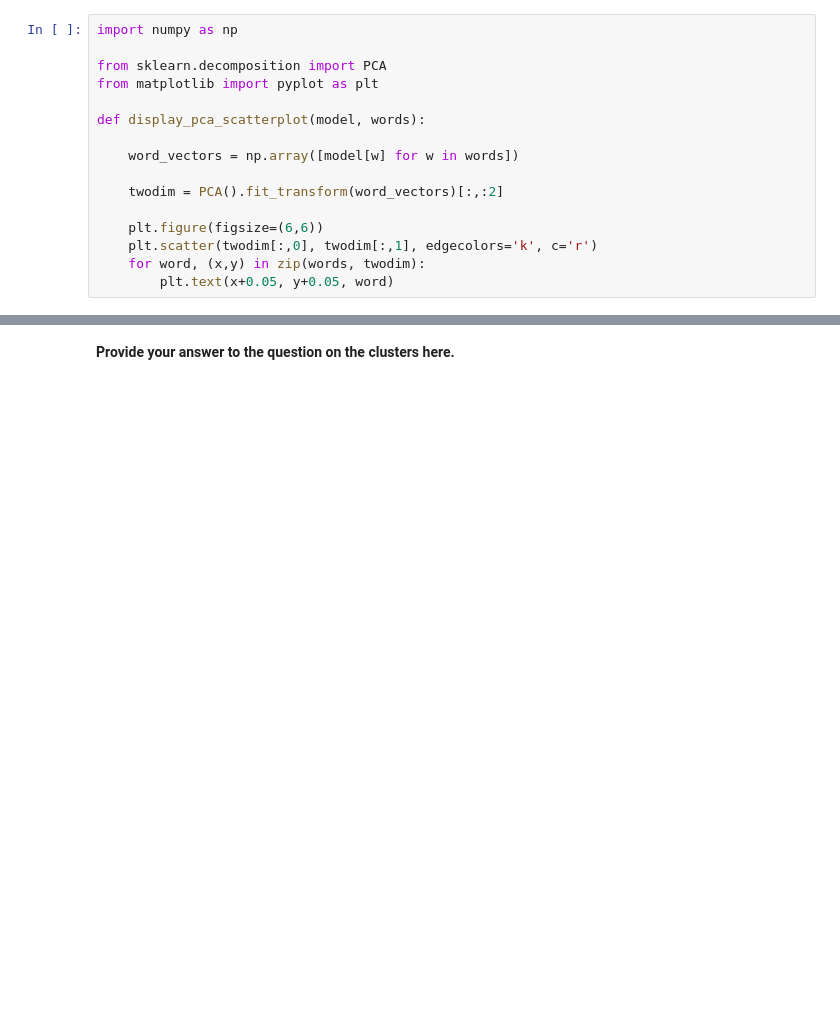
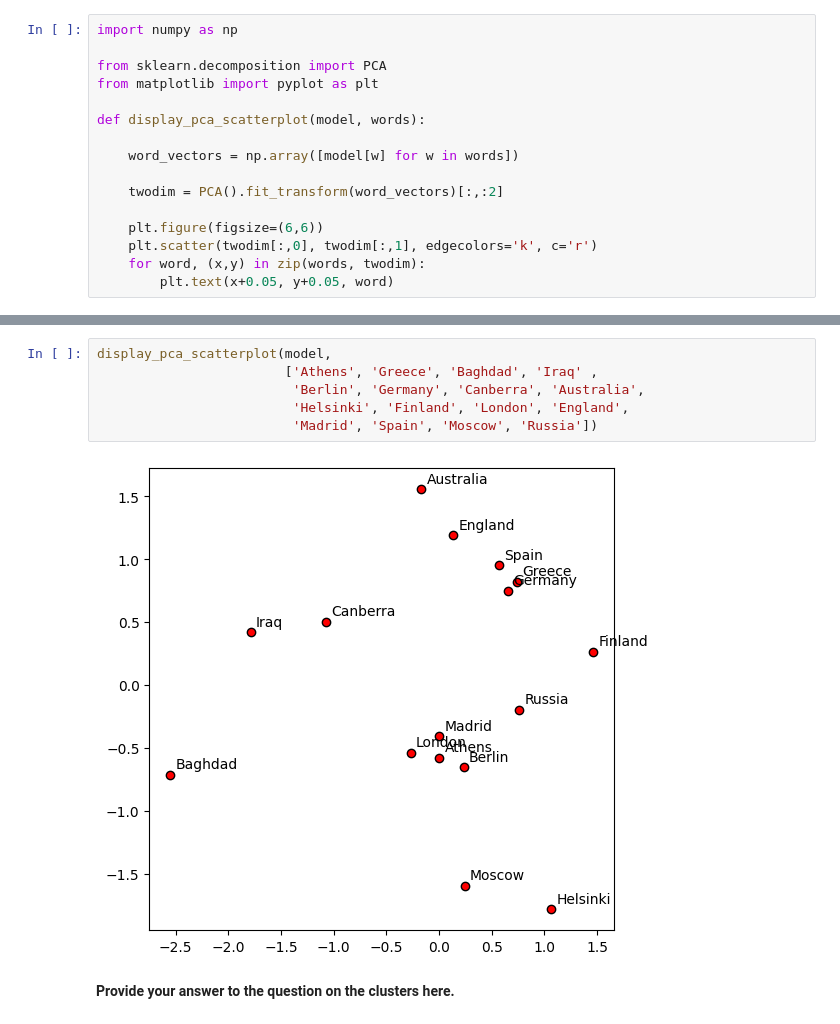
Before and after one commit to Saputoa21/ADS_2024_Saputoa, a Jupyter notebook: exercises/HomeExercise2.ipynb, the cells around one changed output, grey strips where cells are left out. Saved outputs shown, nothing was run; the diff lists cells and outputs as text; blank space fills up the shorter version.

```diff
--- a/exercises/HomeExercise2.ipynb
+++ b/exercises/HomeExercise2.ipynb
@@ -138,3 +177,11 @@ display_pca_scatterplot(model_glove,
+# %%
+display_pca_scatterplot(model,
+                        ['Athens', 'Greece', 'Baghdad', 'Iraq' ,
+                         'Berlin', 'Germany', 'Canberra', 'Australia',
+                         'Helsinki', 'Finland', 'London', 'England',
+                         'Madrid', 'Spain', 'Moscow', 'Russia'])
+# %% [output]
+[figure, added]
 # %% [markdown]
 **Provide your answer to the question on the clusters here.**
 # %% [markdown]
```
Also changed, not shown: parts of 6 cells of this notebook.
